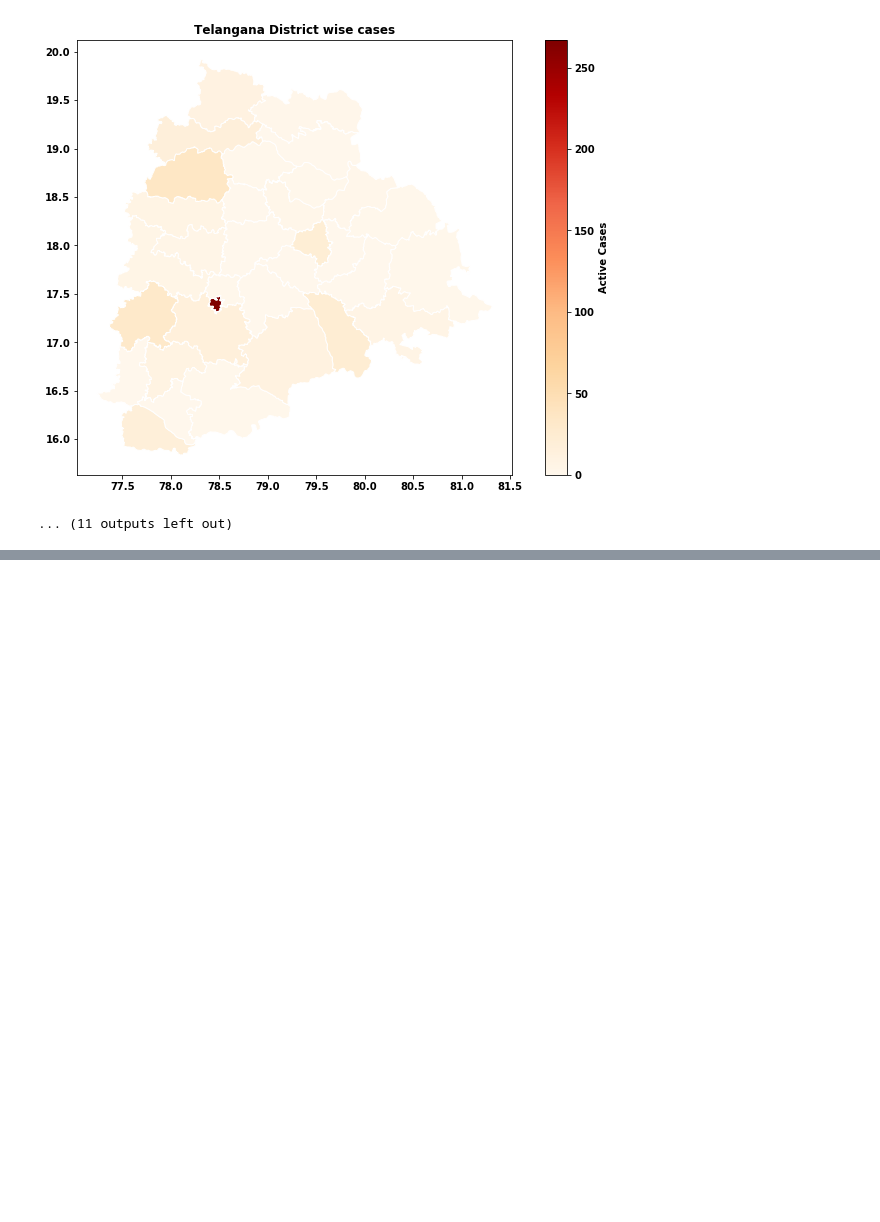
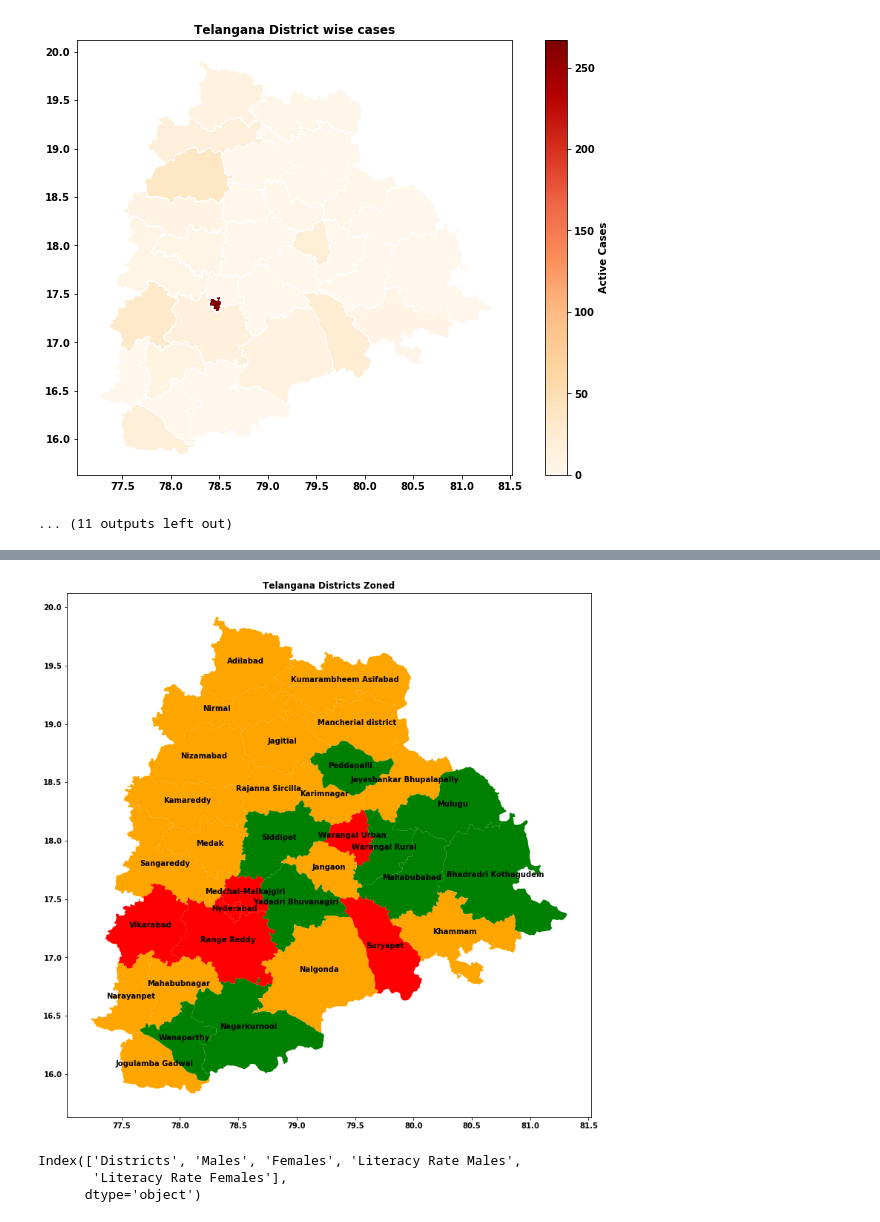
Before and after one commit to sainithinkumar3/Telangana_COVID-19, a Jupyter notebook: Telangana District Wise COVID-19.ipynb, the cells around one changed output, grey strips where cells are left out. Cells and saved outputs as stored; diff of their text form; code cells hidden in the pictures; blank space fills up the shorter version.

```diff
--- a/Telangana District Wise COVID-19.ipynb
+++ b/Telangana District Wise COVID-19.ipynb
@@ -116,0 +117,2 @@ plt.show()
+# %%
+dist_wise_zones=pd.read_excel(dist_wise_data,'Zones')
@@ -116,0 +139,5 @@ plt.show()
+# %%
+dist_wise_zones.columns=['Dist_Name','Zone']
+# %%
+dist_wise_zones_geo=pd.merge(geo_districts,dist_wise_zones,on='Dist_Name')
+dist_wise_zones_geo
@@ -116,0 +162,22 @@ plt.show()
+# %%
+#dist_wise_zones_geo.sort_values('Active Cases',ascending=False)
+dist_wise_zones_geo['center']=dist_wise_zones_geo.geometry.centroid
+#print(dist_wise_cases_geo['center'])
+x=[]
+y=[]
+#dist_wise_cases_geo.fillna(0)
+for i in dist_wise_zones_geo['center']:
+    x.append(i.x)
+    y.append(i.y)
+ax=dist_wise_zones_geo.plot(color=dist_wise_zones_geo['Zone'])
+
+plt.rcParams['figure.figsize']=(20, 13)
+plt.title('Telangana Districts Zoned')
+#plt.scatter(x=x,y=y,s=dist_wise_zones_geo['Active Cases']*10,alpha=0.5,color='red')
+ss=dist_wise_zones_geo['Dist_Name'].values
+for i in range(len(x)):
+    #plt.annotate(s=ss[i]+'('+ str(dist_wise_zones_geo['Active Cases'][i]) +')',xy=[x[i],y[i]],horizontalalignment='center')
+    plt.annotate(s=ss[i],xy=[x[i],y[i]],horizontalalignment='center')
+plt.show()
+# %% [output]
+[figure, added]
@@ -116,0 +193,7 @@ plt.show()
+# %%
+literacy_rate=pd.read_csv('Literacy and Literacy Rate.csv')
+literacy_rate.columns
+# %% [output]
+Index(['Districts', 'Males', 'Females', 'Literacy Rate Males',
+       'Literacy Rate Females'],
+      dtype='object')
```
Also changed, not shown: parts of 27 cells of this notebook.
